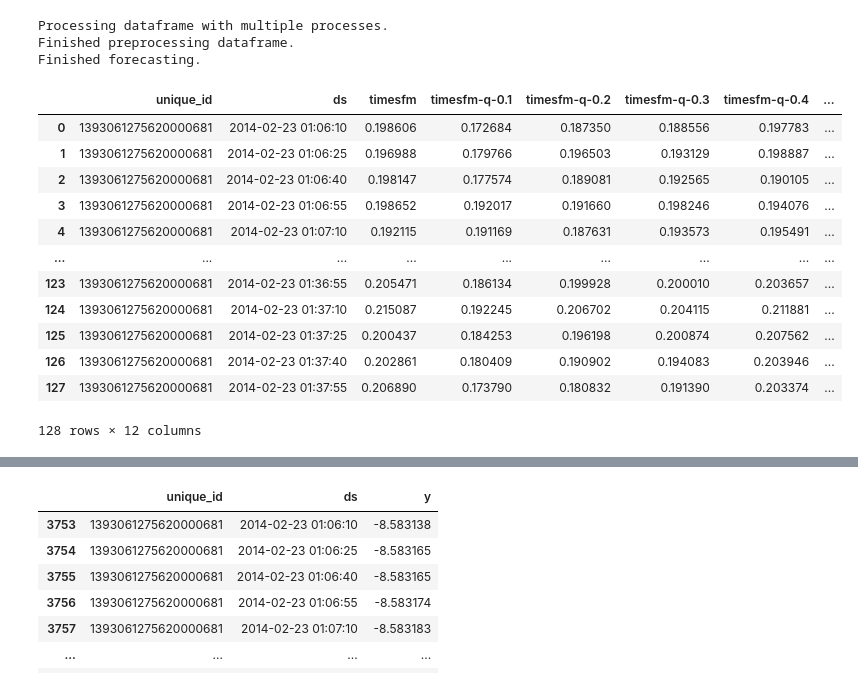
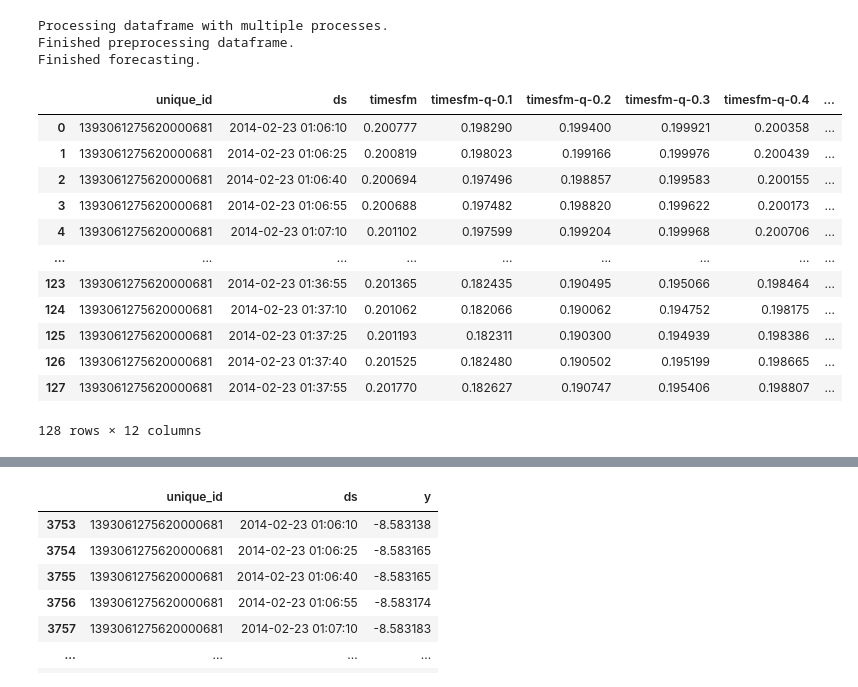
Before and after one commit to talevski14/taxi-destination-prediction, a Jupyter notebook: notebooks/predictions/longest_ride_prediction/LongestRidePredictionEveryQSecondCheckpoint.ipynb, the cells around one changed output, grey strips where cells are left out. Cells and saved outputs as stored; diff of their text form; code cells hidden in the pictures.

```diff
--- a/notebooks/longest_ride_prediction/LongestRidePrediction.ipynb
+++ b/notebooks/predictions/longest_ride_prediction/LongestRidePredictionEveryQSecondCheckpoint.ipynb
@@ -1,7 +1,7 @@
 # %%
 import pandas as pd
 # %%
-df = pd.read_csv('../../data/longest-ride-list.csv')
+df = pd.read_csv('../../../data/longest-ride-list.csv')
 df
 # %% [output]
 |  | TRIP_ID | CALL_TYPE | ORIGIN_CALL | ORIGIN_STAND | TAXI_ID | TIMESTAMP | DAY_TYPE | MISSING_DATA | POLYLINE | ... |
@@ -99,14 +99,17 @@ import timesfm
  See https://github.com/google-research/timesfm/blob/master/README.md for updated APIs.
 Loaded PyTorch TimesFM, likely because python version is 3.11.13 | packaged by Anaconda, Inc. | (main, Jun  5 2025, 13:03:15) [MSC v.1929 64 bit (AMD64)].
 # %%
-tfm = timesfm.TimesFm(
+tfm_long = timesfm.TimesFm(
       hparams=timesfm.TimesFmHparams(
           backend="gpu",
           per_core_batch_size=32,
           horizon_len=128,
+          num_layers=50,
+          use_positional_embedding=False,
+          context_len=2048,
       ),
       checkpoint=timesfm.TimesFmCheckpoint(
-          huggingface_repo_id="google/timesfm-1.0-200m-pytorch"),
+          huggingface_repo_id="google/timesfm-2.0-500m-pytorch"),
   )
 # %%
 df_processing_long_train
@@ -126,8 +129,8 @@ df_processing_long_train
 3753 rows × 3 columns
 # %%
 from sklearn.preprocessing import MinMaxScaler
-scaler = MinMaxScaler()
-df_processing_long_train['y'] = scaler.fit_transform(df_processing_long_train[['y']])
+scaler_long = MinMaxScaler()
+df_processing_long_train['y'] = scaler_long.fit_transform(df_processing_long_train[['y']])
 df_processing_long_train
 # %% [output]
 A value is trying to be set on a copy of a slice from a DataFrame.
@@ -157,7 +160,7 @@ Try using .loc[row_indexer,col_indexer] = value instead
 See the caveats in the documentation: https://pandas.pydata.org/pandas-docs/stable/user_guide/indexing.html#returning-a-view-versus-a-copy
   df_processing_long_train['ds'] = pd.to_datetime(df_processing_long_train['ds'])
 # %%
-forecast_df = tfm.forecast_on_df(
+forecast_df_long = tfm_long.forecast_on_df(
     inputs=df_processing_long_train,
     freq="15s",
     value_name="y",
@@ -168,18 +171,18 @@ Processing dataframe with multiple processes.
 Finished preprocessing dataframe.
 Finished forecasting.
 # %%
-forecast_df
+forecast_df_long
 # %% [output]
 |  | unique_id | ds | timesfm | timesfm-q-0.1 | timesfm-q-0.2 | timesfm-q-0.3 | timesfm-q-0.4 | ... |
-| 0 | 1393061275620000681 | 2014-02-23 01:06:10 | 0.198606 | 0.172684 | 0.187350 | 0.188556 | 0.197783 | ... |
-| 1 | 1393061275620000681 | 2014-02-23 01:06:25 | 0.196988 | 0.179766 | 0.196503 | 0.193129 | 0.198887 | ... |
-| 2 | 1393061275620000681 | 2014-02-23 01:06:40 | 0.198147 | 0.177574 | 0.189081 | 0.192565 | 0.190105 | ... |
-| 3 | 1393061275620000681 | 2014-02-23 01:06:55 | 0.198652 | 0.192017 | 0.191660 | 0.198246 | 0.194076 | ... |
-| 4 | 1393061275620000681 | 2014-02-23 01:07:10 | 0.192115 | 0.191169 | 0.187631 | 0.193573 | 0.195491 | ... |
+| 0 | 1393061275620000681 | 2014-02-23 01:06:10 | 0.200777 | 0.198290 | 0.199400 | 0.199921 | 0.200358 | ... |
+| 1 | 1393061275620000681 | 2014-02-23 01:06:25 | 0.200819 | 0.198023 | 0.199166 | 0.199976 | 0.200439 | ... |
+| 2 | 1393061275620000681 | 2014-02-23 01:06:40 | 0.200694 | 0.197496 | 0.198857 | 0.199583 | 0.200155 | ... |
+| 3 | 1393061275620000681 | 2014-02-23 01:06:55 | 0.200688 | 0.197482 | 0.198820 | 0.199622 | 0.200173 | ... |
+| 4 | 1393061275620000681 | 2014-02-23 01:07:10 | 0.201102 | 0.197599 | 0.199204 | 0.199968 | 0.200706 | ... |
 | ... | ... | ... | ... | ... | ... | ... | ... | ... |
-| 123 | 1393061275620000681 | 2014-02-23 01:36:55 | 0.205471 | 0.186134 | 0.199928 | 0.200010 | 0.203657 | ... |
-| 124 | 1393061275620000681 | 2014-02-23 01:37:10 | 0.215087 | 0.192245 | 0.206702 | 0.204115 | 0.211881 | ... |
-| 125 | 1393061275620000681 | 2014-02-23 01:37:25 | 0.200437 | 0.184253 | 0.196198 | 0.200874 | 0.207562 | ... |
-| 126 | 1393061275620000681 | 2014-02-23 01:37:40 | 0.202861 | 0.180409 | 0.190902 | 0.194083 | 0.203946 | ... |
-| 127 | 1393061275620000681 | 2014-02-23 01:37:55 | 0.206890 | 0.173790 | 0.180832 | 0.191390 | 0.203374 | ... |
+| 123 | 1393061275620000681 | 2014-02-23 01:36:55 | 0.201365 | 0.182435 | 0.190495 | 0.195066 | 0.198464 | ... |
+| 124 | 1393061275620000681 | 2014-02-23 01:37:10 | 0.201062 | 0.182066 | 0.190062 | 0.194752 | 0.198175 | ... |
+| 125 | 1393061275620000681 | 2014-02-23 01:37:25 | 0.201193 | 0.182311 | 0.190300 | 0.194939 | 0.198386 | ... |
+| 126 | 1393061275620000681 | 2014-02-23 01:37:40 | 0.201525 | 0.182480 | 0.190502 | 0.195199 | 0.198665 | ... |
+| 127 | 1393061275620000681 | 2014-02-23 01:37:55 | 0.201770 | 0.182627 | 0.190747 | 0.195406 | 0.198807 | ... |
 128 rows × 12 columns
```
Also changed, not shown: parts of 11 cells of this notebook, 8 other files.
